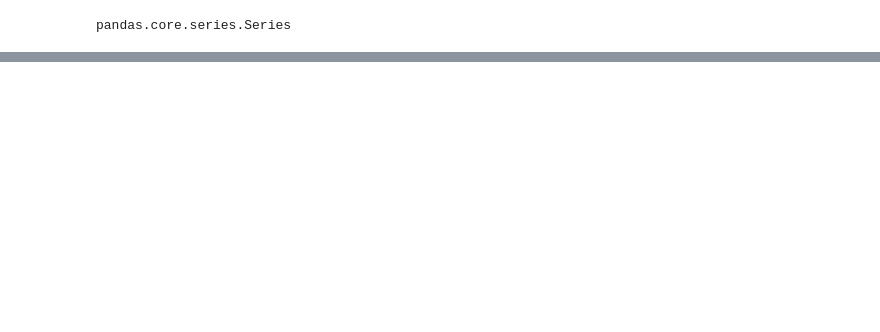
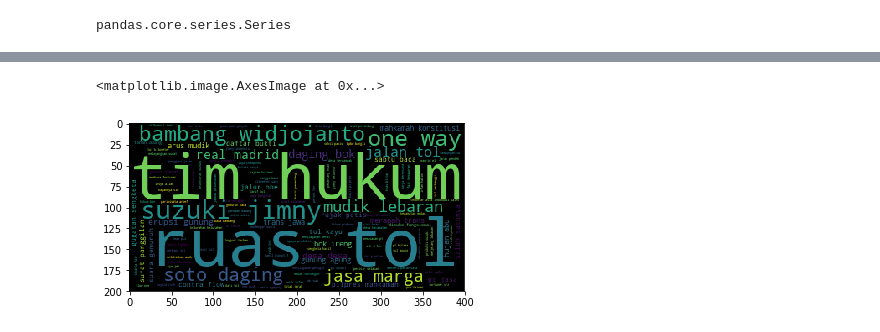
Before and after one commit to ml-its/ds-notebook, a Jupyter notebook: Week4.ipynb, the cells around one changed output, grey strips where cells are left out. Drawn from its saved outputs; the diff is of its cells as text; code cells hidden in the pictures; blank space fills up the shorter version.

Commit message:
finished stopword and wc

```diff
--- a/Week4.ipynb
+++ b/Week4.ipynb
@@ -78,5 +31,8 @@ with open('stopwords-id.txt','r') as f:
+# %%
+for i in range(len(stopword)):
+    stopword[i]=stopword[i].strip()
 # %%
-bersih = []
-for kata in temp:
-    if kata not in stop:
-        print(kata)
+for kata in kat:
+    if (kata.lower() in stopword):
+        kat.remove(kata)
+#         print(f'removing {kata} from the list')
@@ -104,0 +39,3 @@ temp
+# %%
+for i in range(len(kat)):
+    kat[i]=kat[i].lower()
@@ -104,0 +65,8 @@ temp
+# %%
+teks = ' '.join(kat)
+wc = WordCloud().generate(teks)
+# %%
+plt.imshow(wc)
+# %% [output]
+<matplotlib.image.AxesImage at 0x...>
+[figure, added]
```
Also changed, not shown: parts of 14 cells of this notebook, 1 other file.
